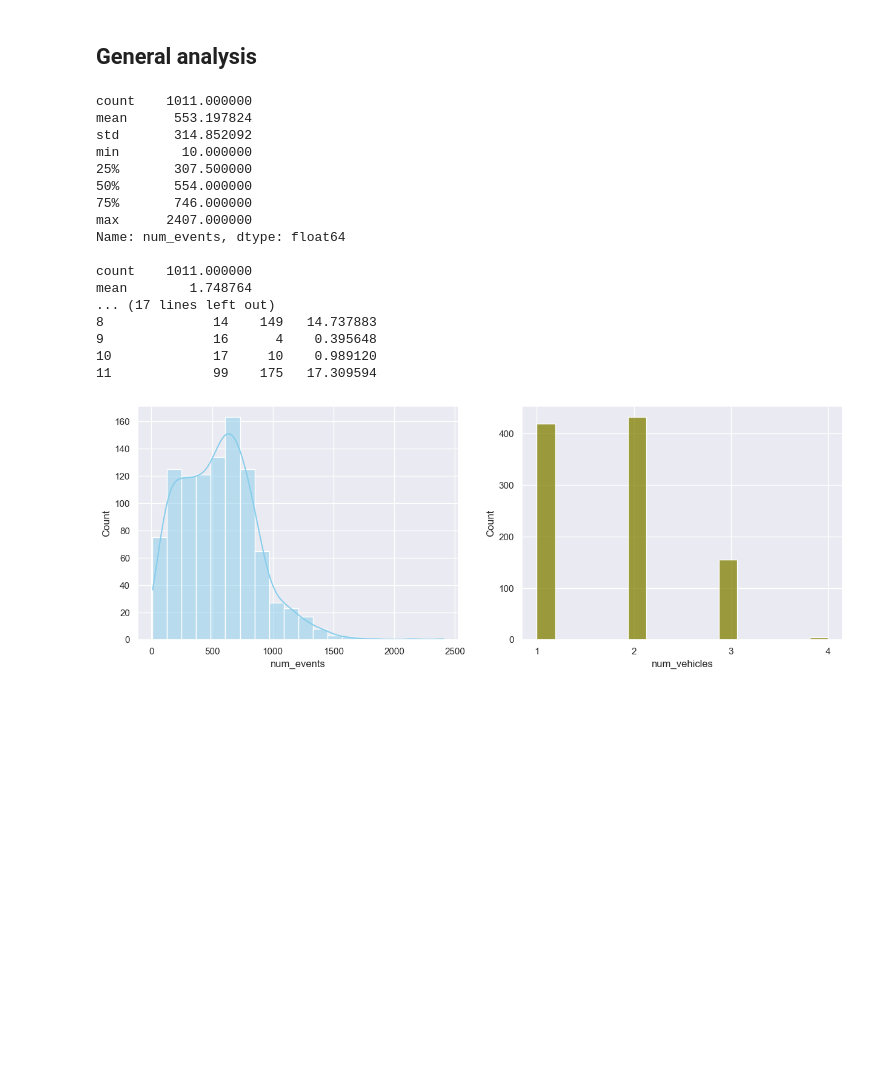
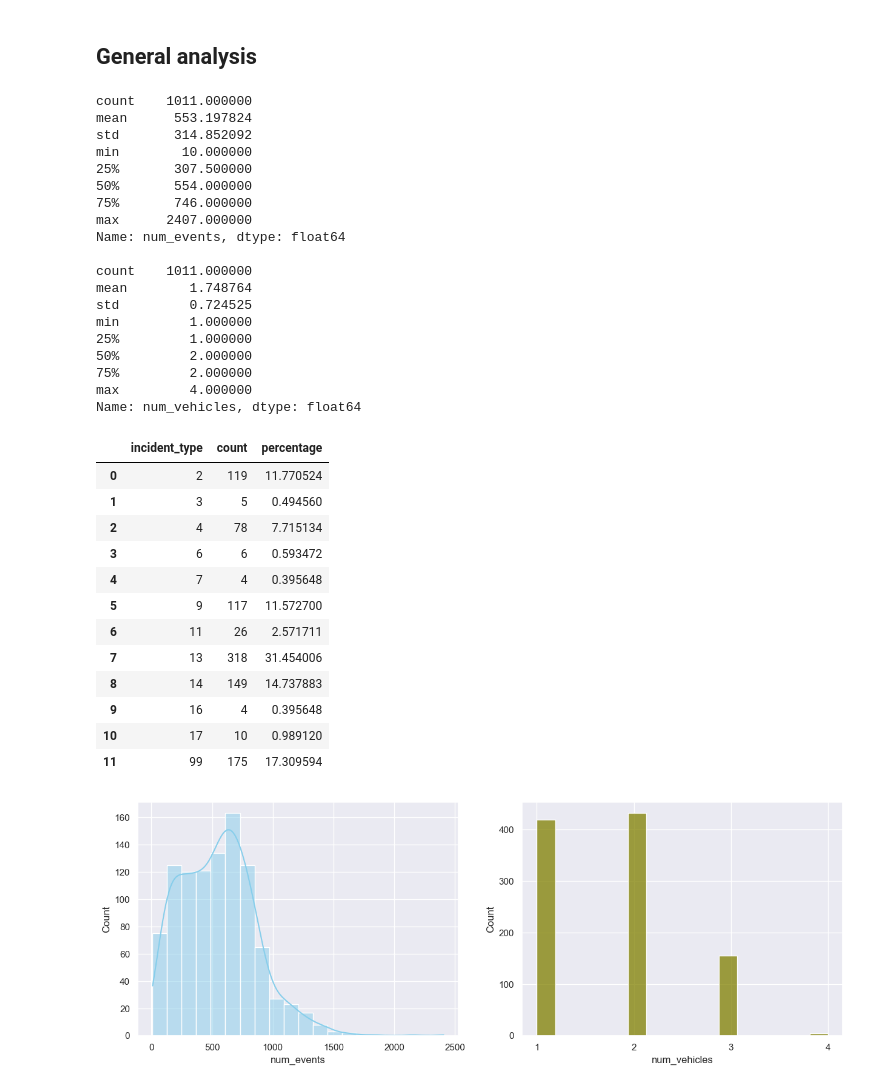
Before and after one commit to Carda01/SNCB_IncidentClassifier, a Jupyter notebook: pre_data_analysis/events_analysis.ipynb, the cells around one changed output. Drawn from its saved outputs; the diff is of its cells as text; code cells hidden in the pictures; blank space fills up the shorter version.

```diff
--- a/pre_data_analysis/events_analysis.ipynb
+++ b/pre_data_analysis/events_analysis.ipynb
@@ -30,9 +30,6 @@ print(df.num_events.describe())
 print()
 print(df.num_vehicles.describe())
 print()
-stats_incidents = original_df.groupby('incident_type').size().reset_index(name='count')
-stats_incidents['percentage'] = (stats_incidents['count'] / len(df)) * 100
-print(stats_incidents)
 # %% [output]
 count    1011.000000
 mean      553.197824
@@ -46,11 +43,35 @@ Name: num_events, dtype: float64
 
 count    1011.000000
 mean        1.748764
-... (17 lines left out)
-8              14    149   14.737883
-9              16      4    0.395648
-10             17     10    0.989120
-11             99    175   17.309594
+std         0.724525
+min         1.000000
+25%         1.000000
+50%         2.000000
+75%         2.000000
+max         4.000000
+Name: num_vehicles, dtype: float64
+# %%
+def print_stats_incidents(dataframe):
+    stats_incidents = dataframe.groupby('incident_type').size().reset_index(name='count')
+    stats_incidents['percentage'] = (stats_incidents['count'] / len(dataframe)) * 100
+    return stats_incidents
+
+
+print_stats_incidents(original_df)
+# %% [output]
+|  | incident_type | count | percentage |
+| 0 | 2 | 119 | 11.770524 |
+| 1 | 3 | 5 | 0.494560 |
+| 2 | 4 | 78 | 7.715134 |
+| 3 | 6 | 6 | 0.593472 |
+| 4 | 7 | 4 | 0.395648 |
+| 5 | 9 | 117 | 11.572700 |
+| 6 | 11 | 26 | 2.571711 |
+| 7 | 13 | 318 | 31.454006 |
+| 8 | 14 | 149 | 14.737883 |
+| 9 | 16 | 4 | 0.395648 |
+| 10 | 17 | 10 | 0.989120 |
+| 11 | 99 | 175 | 17.309594 |
 # %%
 sns.set_theme(style="darkgrid")
 fig, axs = plt.subplots(1, 2, figsize=(15, 5))
```
Also changed, not shown: parts of 5 cells of this notebook.
